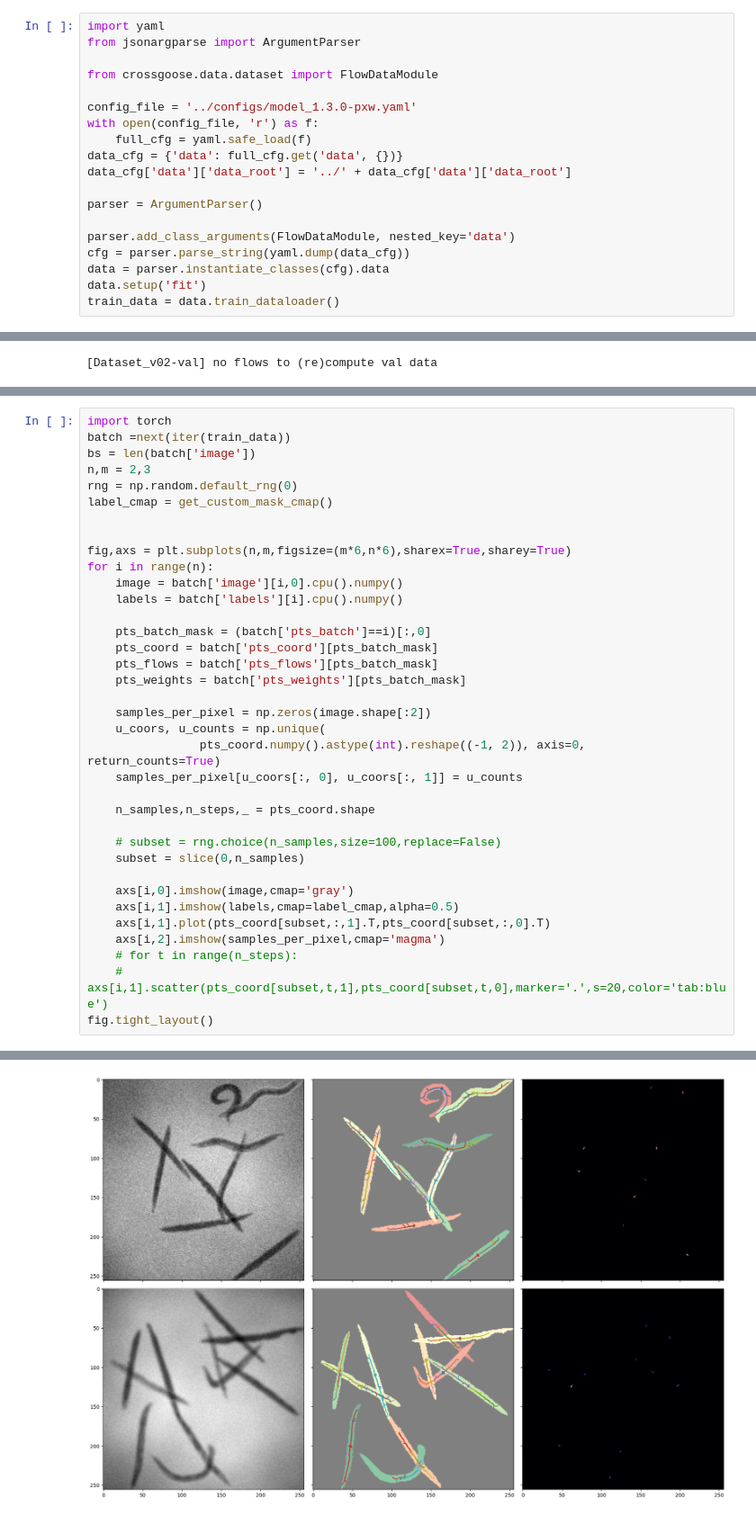
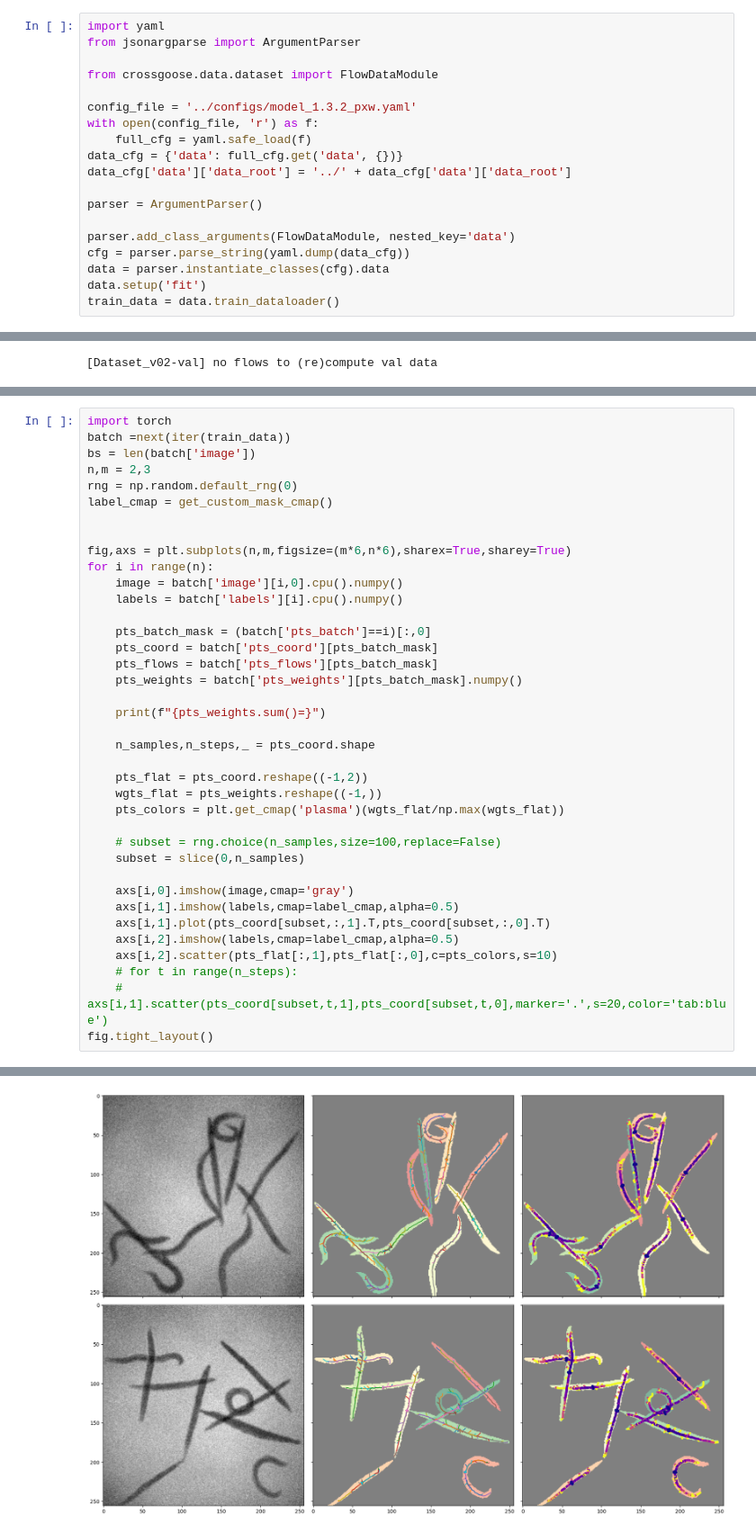
Before and after one commit to bia-pasteur/cross-goose, a Jupyter notebook: notebooks/preview_data.ipynb, the cells around one changed output, grey strips where cells are left out. Shown at 90% size. Saved outputs shown, nothing was run; the diff lists cells and outputs as text.

Commit message:
fix weights computaiton

```diff
--- a/notebooks/preview_data.ipynb
+++ b/notebooks/preview_data.ipynb
@@ -9,7 +12,7 @@ from jsonargparse import ArgumentParser
 
 from crossgoose.data.dataset import FlowDataModule
 
-config_file = '../configs/model_1.3.0-pxw.yaml'
+config_file = '../configs/model_1.3.2_pxw.yaml'
 with open(config_file, 'r') as f:
     full_cfg = yaml.safe_load(f)
 data_cfg = {'data': full_cfg.get('data', {})}
@@ -99,14 +102,15 @@ for i in range(n):
     pts_batch_mask = (batch['pts_batch']==i)[:,0]
     pts_coord = batch['pts_coord'][pts_batch_mask]
     pts_flows = batch['pts_flows'][pts_batch_mask]
-    pts_weights = batch['pts_weights'][pts_batch_mask]
+    pts_weights = batch['pts_weights'][pts_batch_mask].numpy()
 
-    samples_per_pixel = np.zeros(image.shape[:2])
-    u_coors, u_counts = np.unique(
-                pts_coord.numpy().astype(int).reshape((-1, 2)), axis=0, return_counts=True)
-    samples_per_pixel[u_coors[:, 0], u_coors[:, 1]] = u_counts
+    print(f"{pts_weights.sum()=}")
 
     n_samples,n_steps,_ = pts_coord.shape
+
+    pts_flat = pts_coord.reshape((-1,2))
+    wgts_flat = pts_weights.reshape((-1,))
+    pts_colors = plt.get_cmap('plasma')(wgts_flat/np.max(wgts_flat))
 
     # subset = rng.choice(n_samples,size=100,replace=False)
     subset = slice(0,n_samples)
@@ -114,7 +118,8 @@ for i in range(n):
     axs[i,0].imshow(image,cmap='gray')
     axs[i,1].imshow(labels,cmap=label_cmap,alpha=0.5)
     axs[i,1].plot(pts_coord[subset,:,1].T,pts_coord[subset,:,0].T)
-    axs[i,2].imshow(samples_per_pixel,cmap='magma')
+    axs[i,2].imshow(labels,cmap=label_cmap,alpha=0.5)
+    axs[i,2].scatter(pts_flat[:,1],pts_flat[:,0],c=pts_colors,s=10)
     # for t in range(n_steps):
     #     axs[i,1].scatter(pts_coord[subset,t,1],pts_coord[subset,t,0],marker='.',s=20,color='tab:blue')
 fig.tight_layout()
@@ -122,4 +129,4 @@ fig.tight_layout()
-[figure, old version]
+[figure, new version]
 # %%
 import torch
 
```
Also changed, not shown: parts of 4 cells of this notebook, 2 other files.
